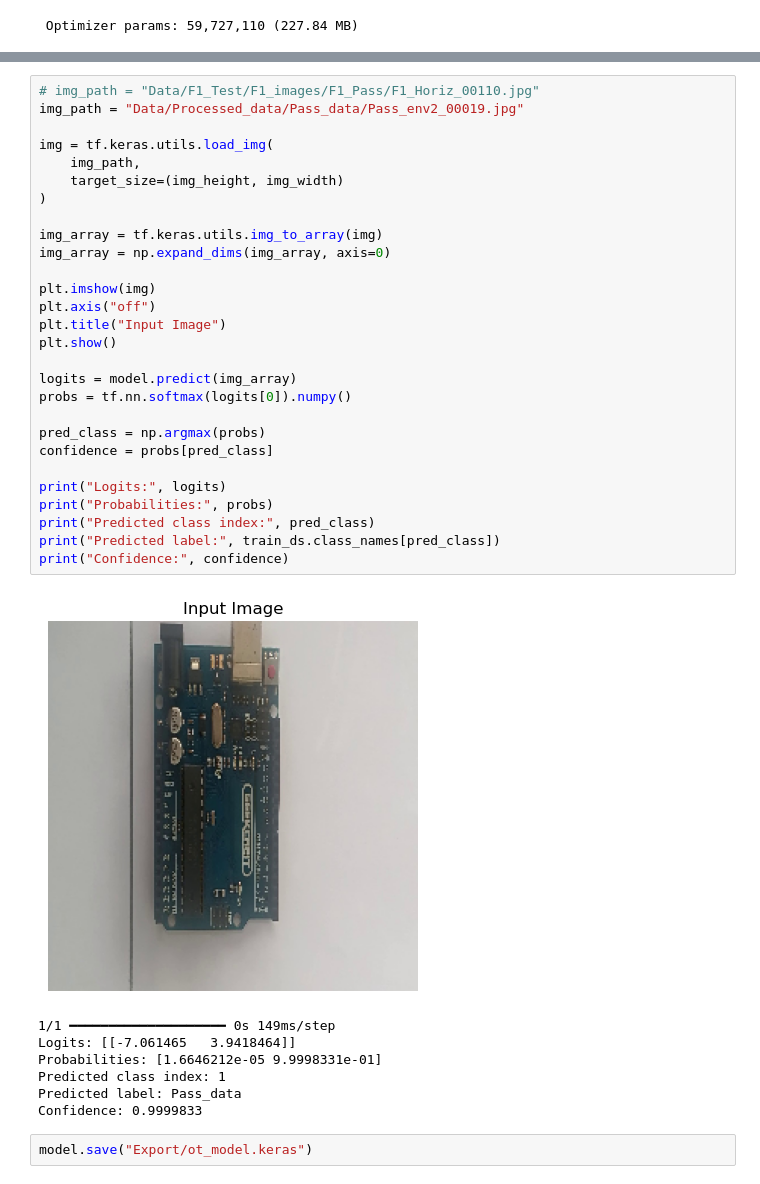
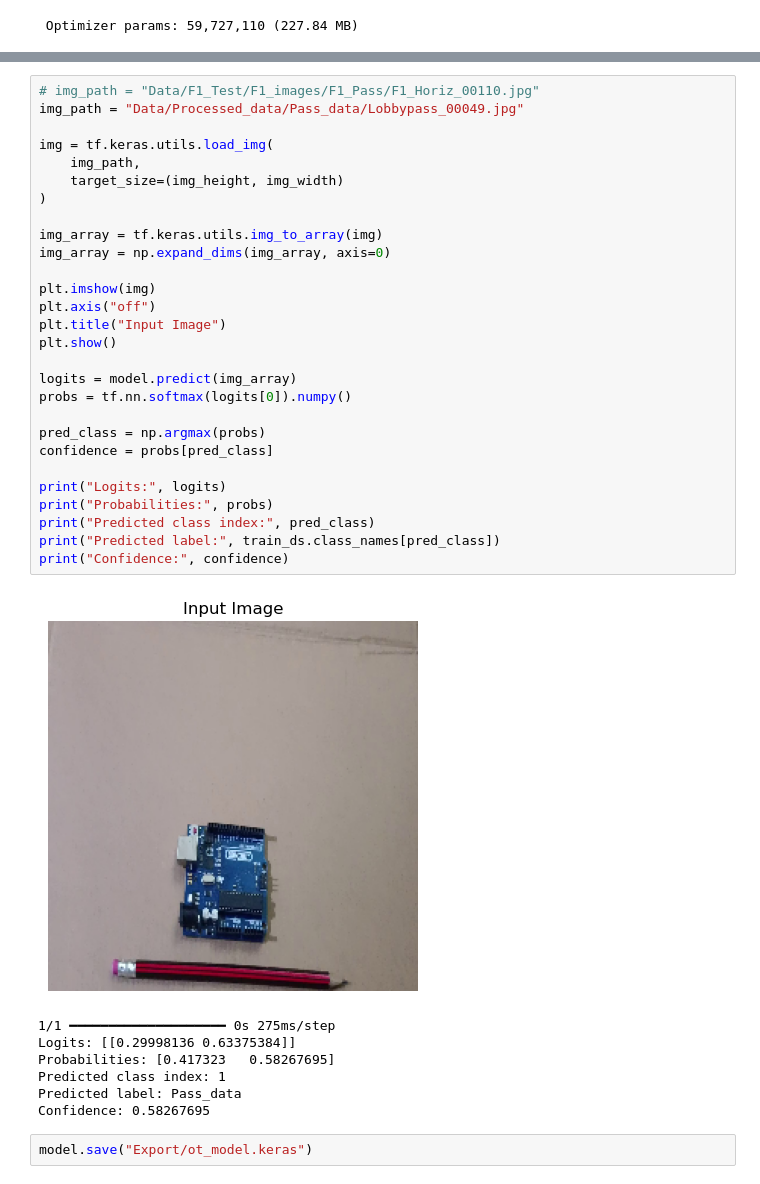
Before and after one commit to ArmaanMeh/PCB_orientation_detection, a Jupyter notebook: main_cnn.ipynb, the cells around one changed output, grey strips where cells are left out. Drawn from its saved outputs; the diff is of its cells as text.

```diff
--- a/main_cnn.ipynb
+++ b/main_cnn.ipynb
@@ -185,39 +183,39 @@ Error:
 # %%
 # img_path = "Data/F1_Test/F1_images/F1_Pass/F1_Horiz_00110.jpg"
-img_path = "Data/Processed_data/Pass_data/Pass_env2_00019.jpg"
+img_path = "Data/Processed_data/Pass_data/Lobbypass_00049.jpg"
 
 img = tf.keras.utils.load_img(
     img_path,
     target_size=(img_height, img_width)
 )
 
 img_array = tf.keras.utils.img_to_array(img)
 img_array = np.expand_dims(img_array, axis=0)
 
 plt.imshow(img)
 plt.axis("off")
 plt.title("Input Image")
 plt.show()
 
 logits = model.predict(img_array)
 probs = tf.nn.softmax(logits[0]).numpy()
 
 pred_class = np.argmax(probs)
 confidence = probs[pred_class]
 
 print("Logits:", logits)
 print("Probabilities:", probs)
 print("Predicted class index:", pred_class)
 print("Predicted label:", train_ds.class_names[pred_class])
 print("Confidence:", confidence)
 # %% [output]
-[figure, old version]
+[figure, new version]
-1/1 ━━━━━━━━━━━━━━━━━━━━ 0s 149ms/step
-Logits: [[-7.061465   3.9418464]]
-Probabilities: [1.6646212e-05 9.9998331e-01]
+1/1 ━━━━━━━━━━━━━━━━━━━━ 0s 275ms/step
+Logits: [[0.29998136 0.63375384]]
+Probabilities: [0.417323   0.58267695]
 Predicted class index: 1
 Predicted label: Pass_data
-Confidence: 0.9999833
+Confidence: 0.58267695
 # %%
 model.save("Export/ot_model.keras")
 # %%
```
Also changed, not shown: parts of 8 cells of this notebook, 1 other file.
